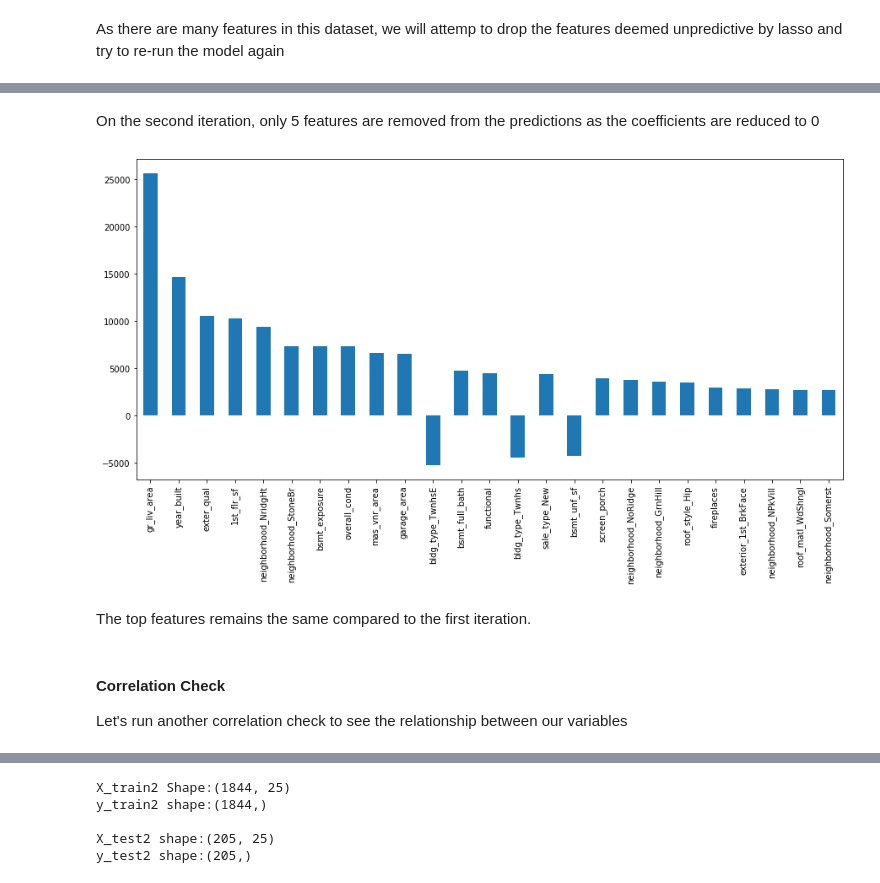
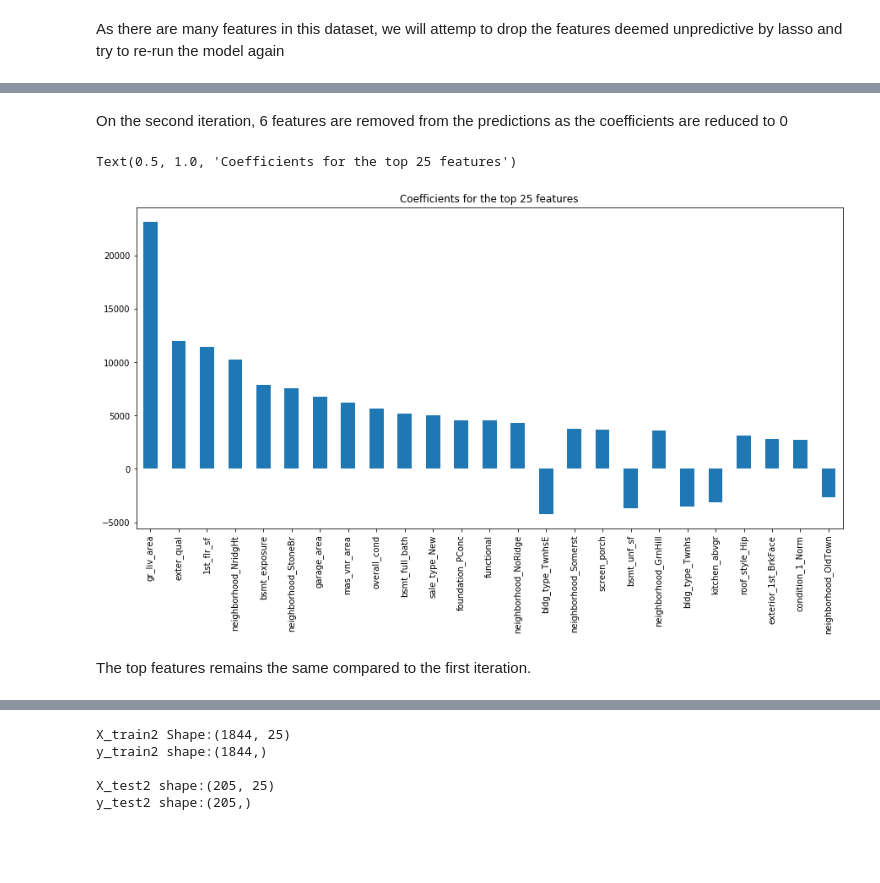
Before and after one commit to kelvinAI/ga-proj2-ames-housing, a Jupyter notebook: ames-housing.ipynb, the cells around one changed output, grey strips where cells are left out. Saved outputs shown, nothing was run; the diff lists cells and outputs as text; code cells hidden in the pictures; blank space fills up the shorter version.

```diff
--- a/ames-housing.ipynb
+++ b/ames-housing.ipynb
@@ -569,8 +504,9 @@ dtype: float64
 # %%
-# Manually gather a list of highly correleated features that will be dropped from the model
+# Based on the correlation plot above, we identified and will remove one from each pair of
+# features that are highly correleated to avoid multicolinearity
 high_corr_colls_tobe_removed = {'garage_cond','garage_cars','totrms_abvgrd','total_bsmt_sf','bsmtfin_type_2','garage_yr_blt'
                                , 'overall_qual','kitchen_qual','bsmtfin_type_1','bedroom_abvgr','bsmt_qual',
-                                'bsmtfin_sf_1','2nd_flr_sf','year_remod/add','garage_finish'}
+                                'bsmtfin_sf_1','2nd_flr_sf','year_remod/add','garage_finish','year_built'}
 # %%
 def get_high_corr_cols(colls_tup):
 #     all_colls = set()
@@ -737,0 +725,16 @@ X_test_sc = ss.transform(X_test)
+# %%
+# Create a baseline model using mean of target as the prediction
+
+from sklearn.dummy import DummyRegressor
+
+# Dummy constant
+dummy_constant = DummyRegressor(strategy = 'constant', constant = y_train.mean())
+
+# "Train" dummy regressor
+dummy_constant.fit(X_train_sc, y_train)
+
+print("Train Set Metrics")
+get_metrics(y_train, dummy_constant.predict(X_train_sc), X_train_sc.shape[1])
+
+print("\nTest Set Metrics")
+get_metrics(y_test, dummy_constant.predict(X_test_sc), X_test_sc.shape[1])
@@ -742,5 +761,0 @@ from sklearn.linear_model import Ridge, Lasso, ElasticNet, LinearRegression, Rid
-# %%
-lr = LinearRegression()
-lr.fit(X_train,y_train)
-print("Training R2 Score:",lr.score(X_train,y_train))
-print("Test R2 Score:",lr.score(X_test, y_test))
@@ -749,0 +762,10 @@ Test R2 Score: 0.8954087448930446
+# %%
+lr = LinearRegression()
+lr.fit(X_train_sc,y_train)
+
+
+print("Train Set Metrics")
+get_metrics(y_train, lr.predict(X_train_sc), X_train_sc.shape[1])
+
+print("\nTest Set Metrics")
+get_metrics(y_test, lr.predict(X_test_sc), X_test_sc.shape[1])
@@ -896,13 +936,12 @@ ls_dropped_features
 | sale_type_Oth | 0.0 | 0.0 |
 # %% [markdown]
-On the second iteration, only 5 features are removed from the predictions as the coefficients are reduced to 0
+On the second iteration, 6 features are removed from the predictions as the coefficients are reduced to 0
 # %%
 # Features with the highest predictive power selected by lasso
 pd.Series(lasso_coef_pd.coef[:25], index=lasso_coef_pd.index[:25]).plot.bar(figsize=(15, 7));
+plt.title("Coefficients for the top 25 features")
 # %% [output]
+Text(0.5, 1.0, 'Coefficients for the top 25 features')
-[figure, old version]
+[figure, new version]
 # %% [markdown]
 The top features remains the same compared to the first iteration.
-# %% [markdown]
-#### Correlation Check
-Let's run another correlation check to see the relationship between our variables
```
Also changed, not shown: parts of 147 cells of this notebook, 4 other files.
